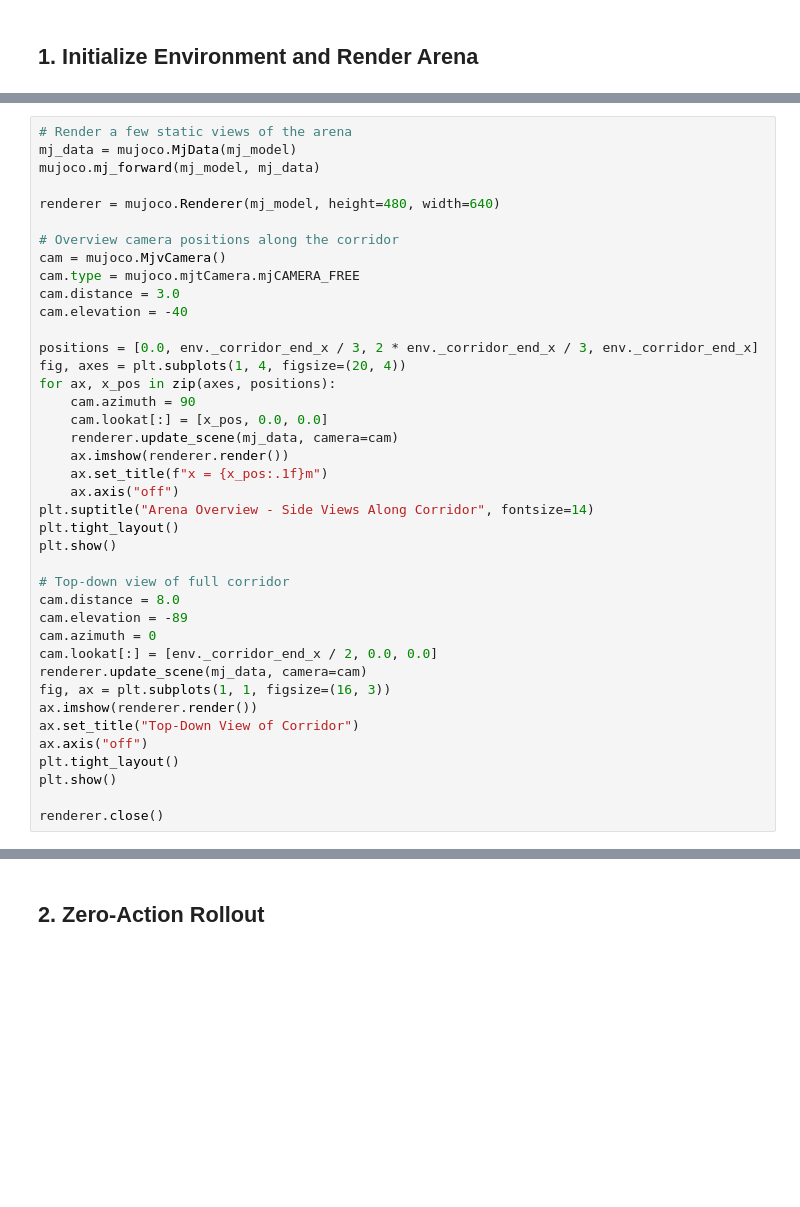
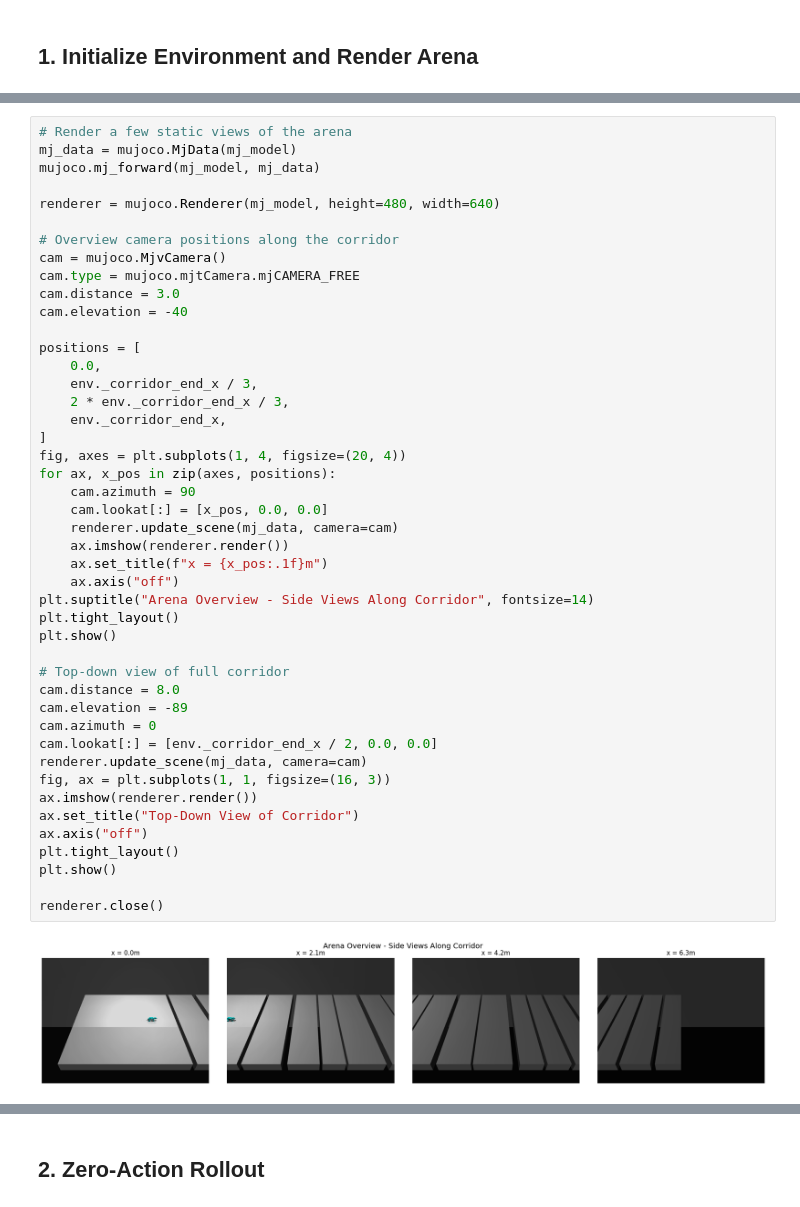
Before and after one commit to talmolab/vnl-playground, a Jupyter notebook: notebooks/run_gap_visualization.ipynb, the cells around one changed output, grey strips where cells are left out. Saved outputs shown, nothing was run; the diff lists cells and outputs as text; blank space fills up the shorter version.

```diff
--- a/notebooks/run_gap_visualization.ipynb
+++ b/notebooks/run_gap_visualization.ipynb
@@ -52,31 +70,38 @@ cam = mujoco.MjvCamera()
 cam.type = mujoco.mjtCamera.mjCAMERA_FREE
 cam.distance = 3.0
 cam.elevation = -40
 
-positions = [0.0, env._corridor_end_x / 3, 2 * env._corridor_end_x / 3, env._corridor_end_x]
+positions = [
+    0.0,
+    env._corridor_end_x / 3,
+    2 * env._corridor_end_x / 3,
+    env._corridor_end_x,
+]
 fig, axes = plt.subplots(1, 4, figsize=(20, 4))
 for ax, x_pos in zip(axes, positions):
     cam.azimuth = 90
     cam.lookat[:] = [x_pos, 0.0, 0.0]
     renderer.update_scene(mj_data, camera=cam)
     ax.imshow(renderer.render())
     ax.set_title(f"x = {x_pos:.1f}m")
     ax.axis("off")
 plt.suptitle("Arena Overview - Side Views Along Corridor", fontsize=14)
 plt.tight_layout()
 plt.show()
 
 # Top-down view of full corridor
 cam.distance = 8.0
 cam.elevation = -89
 cam.azimuth = 0
 cam.lookat[:] = [env._corridor_end_x / 2, 0.0, 0.0]
 renderer.update_scene(mj_data, camera=cam)
 fig, ax = plt.subplots(1, 1, figsize=(16, 3))
 ax.imshow(renderer.render())
 ax.set_title("Top-Down View of Corridor")
 ax.axis("off")
 plt.tight_layout()
 plt.show()
 
 renderer.close()
+# %% [output]
+[figure, added]
```
Also changed, not shown: parts of 12 cells of this notebook.
